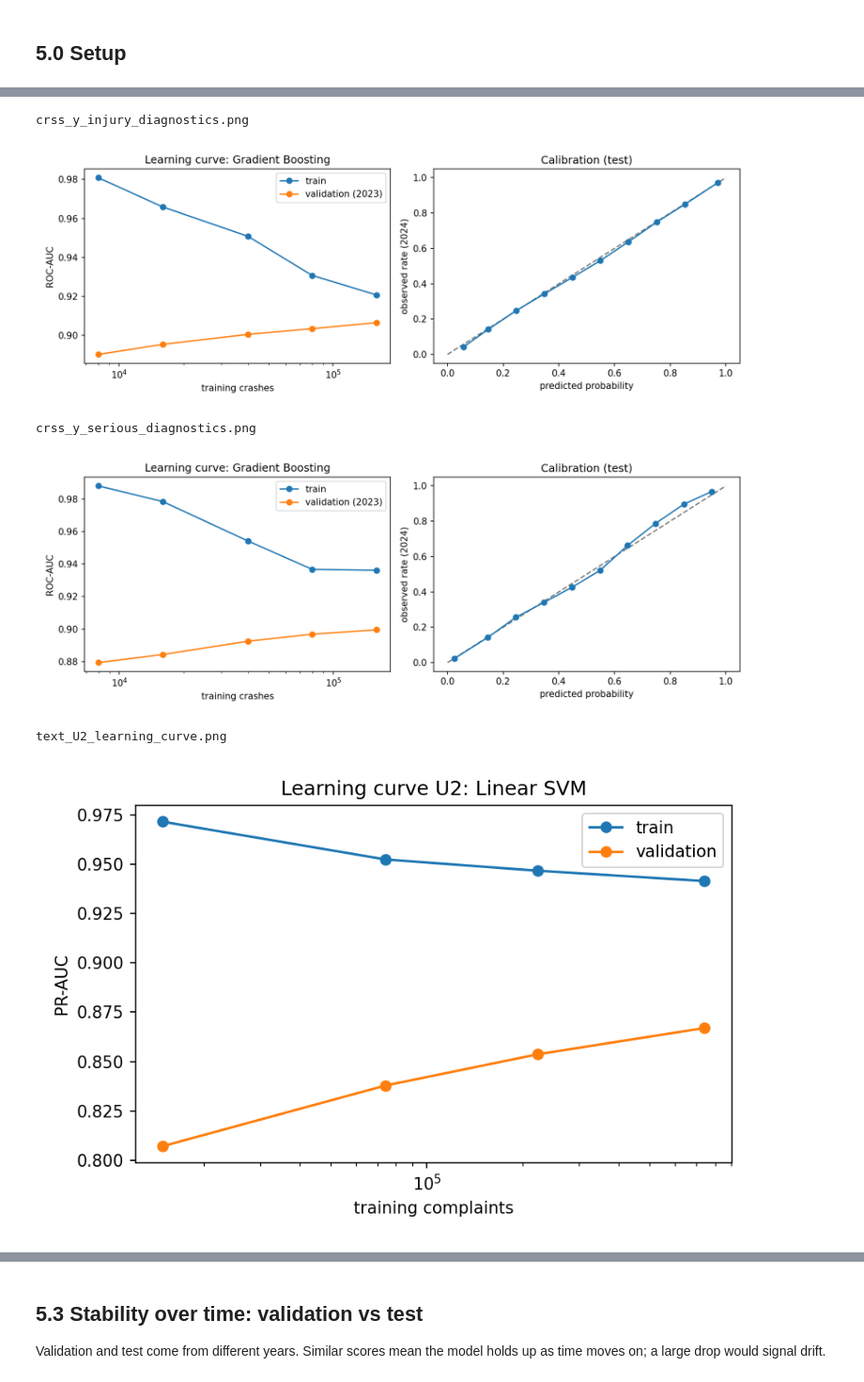
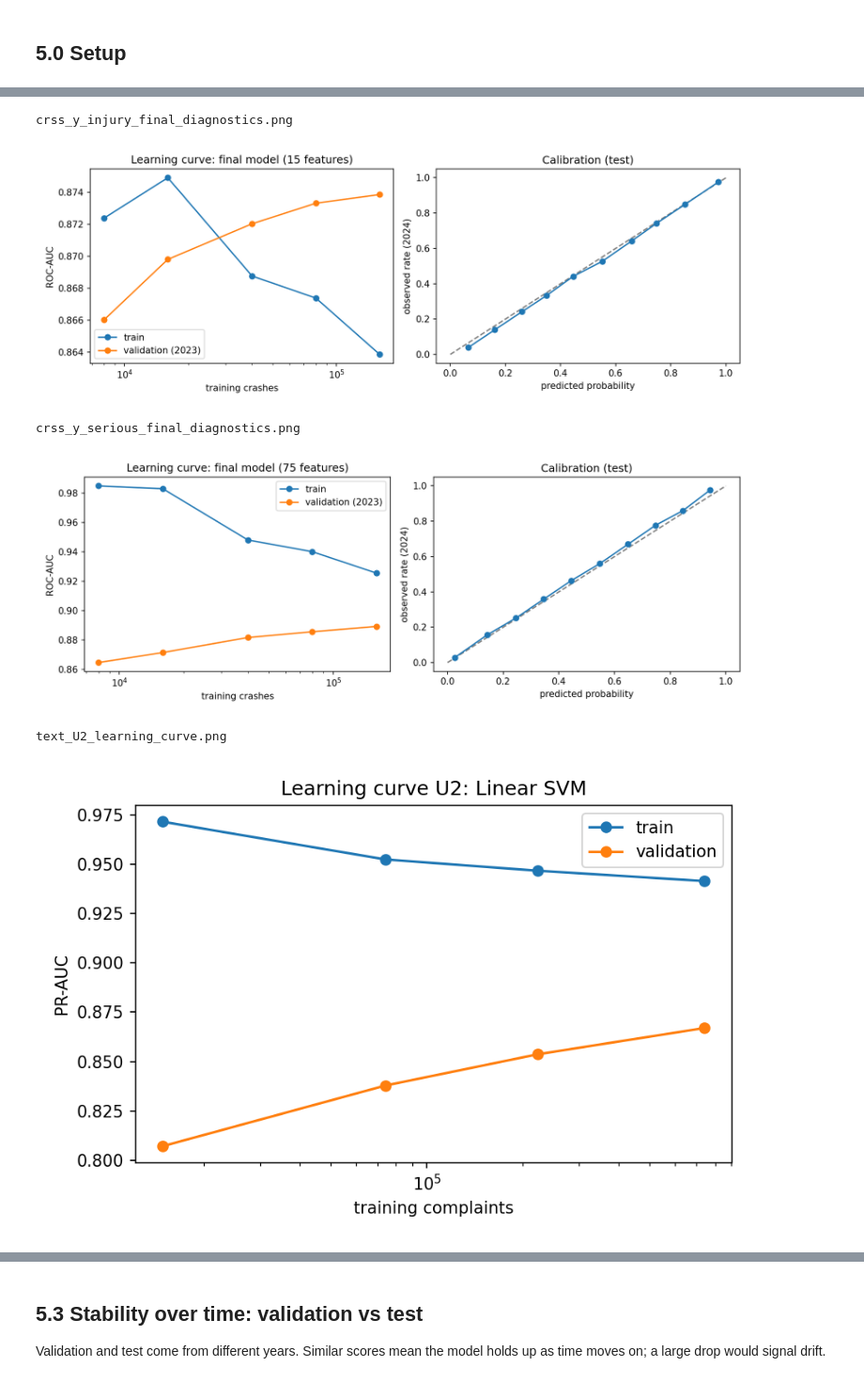
Before and after one commit to delanomullings7771-sys/vehicle-safety-intelligence, a Jupyter notebook: notebooks/05_Evaluation.ipynb, the cells around one changed output, grey strips where cells are left out. Shown at 94% size. Drawn from its saved outputs; the diff is of its cells as text; code cells hidden in the pictures.

```diff
--- a/notebooks/05_Evaluation.ipynb
+++ b/notebooks/05_Evaluation.ipynb
@@ -13,18 +19,27 @@ This notebook judges the selected models against the success criteria set in not
 from pathlib import Path
 import json, sys
 
+import numpy as np
 import pandas as pd
 from IPython.display import Image, display
 
 PROJECT_ROOT = Path.cwd().resolve().parent if Path.cwd().name == "notebooks" else Path.cwd().resolve()
 sys.path.insert(0, str(PROJECT_ROOT / "src"))
-from project_paths import EVALUATION_DIR, FIGURE_DIR, TABLE_DIR
+from project_paths import CRSS_TEST_YEAR, EVALUATION_DIR, FIGURE_DIR, OUTPUT_DIR, PROCESSED_DIR, TABLE_DIR, crss_extracted_dir
 
 pd.set_option("display.max_columns", 40, "display.width", 220, "display.precision", 3)
 load = lambda name: pd.read_csv(EVALUATION_DIR / name)
-results = {t: load(f"crss_{t}_model_comparison.csv") for t in ("y_injury", "y_serious")}
-results |= {t: load(f"text_{t}_model_comparison.csv") for t in ("U1", "U2")}
-selected = {t: r[r.selected].iloc[0] for t, r in results.items()}
+FINAL_DIR = EVALUATION_DIR / "final"
+CRASH = ("y_injury", "y_serious")
+
+# Final crash models (notebook 04, Part C) and the text models
+final = {t: pd.read_csv(FINAL_DIR / f"crss_{t}_final_results.csv") for t in CRASH}
+text = {t: load(f"text_{t}_model_comparison.csv") for t in ("U1", "U2")}
+selected = {t: r[r.model != "Dummy (prior)"].iloc[0] for t, r in final.items()}
+selected |= {t: r[r.selected].iloc[0] for t, r in text.items()}
+dummy = {t: r[r.model == "Dummy (prior)"].iloc[0] for t, r in (final | text).items()}
+# Benchmark crash models (all fields), used only for comparison in 5.6
+benchmark = {t: load(f"crss_{t}_model_comparison.csv") for t in CRASH}
 # %% [markdown]
 ## 5.1 Headline results on untouched test data
 The test period was never used for training, tuning, threshold choice or model selection.
@@ -89,12 +127,12 @@ Each selected model is refitted on growing fractions of the training data. Overf
 # %%
-for f in ["crss_y_injury_diagnostics.png", "crss_y_serious_diagnostics.png",
-          "text_U2_learning_curve.png", "text_U1_learning_curve.png"]:
-    print(f); display(Image(filename=str(EVALUATION_DIR / f), width=760))
+for f in [FINAL_DIR / "crss_y_injury_final_diagnostics.png", FINAL_DIR / "crss_y_serious_final_diagnostics.png",
+          EVALUATION_DIR / "text_U2_learning_curve.png", EVALUATION_DIR / "text_U1_learning_curve.png"]:
+    print(f.name); display(Image(filename=str(f), width=760))
 # %% [output]
-crss_y_injury_diagnostics.png
+crss_y_injury_final_diagnostics.png
-[figure, old version]
+[figure, new version]
-crss_y_serious_diagnostics.png
+crss_y_serious_final_diagnostics.png
-[figure, old version]
+[figure, new version]
 text_U2_learning_curve.png
 [figure]
 text_U1_learning_curve.png
```
Also changed, not shown: parts of 27 cells of this notebook, 56 other files.
